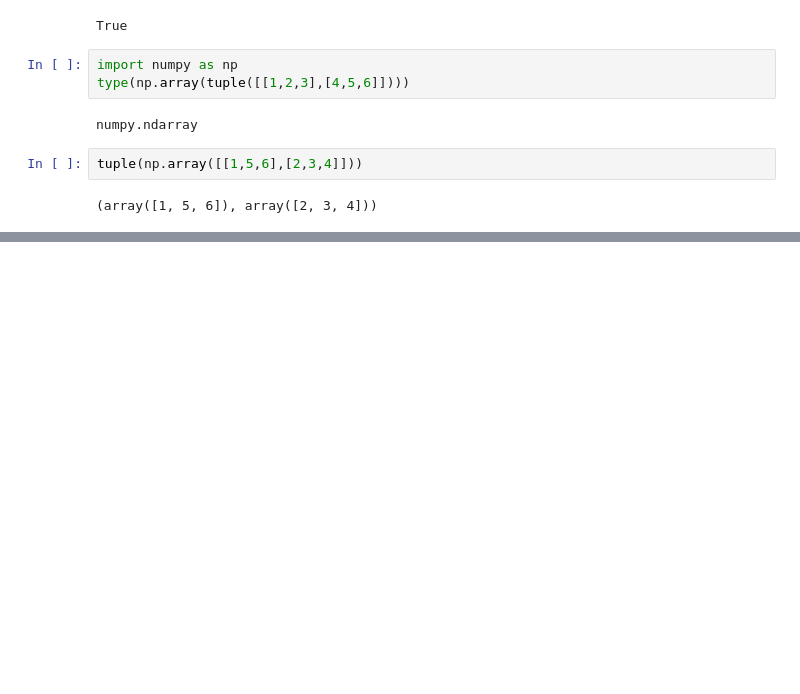
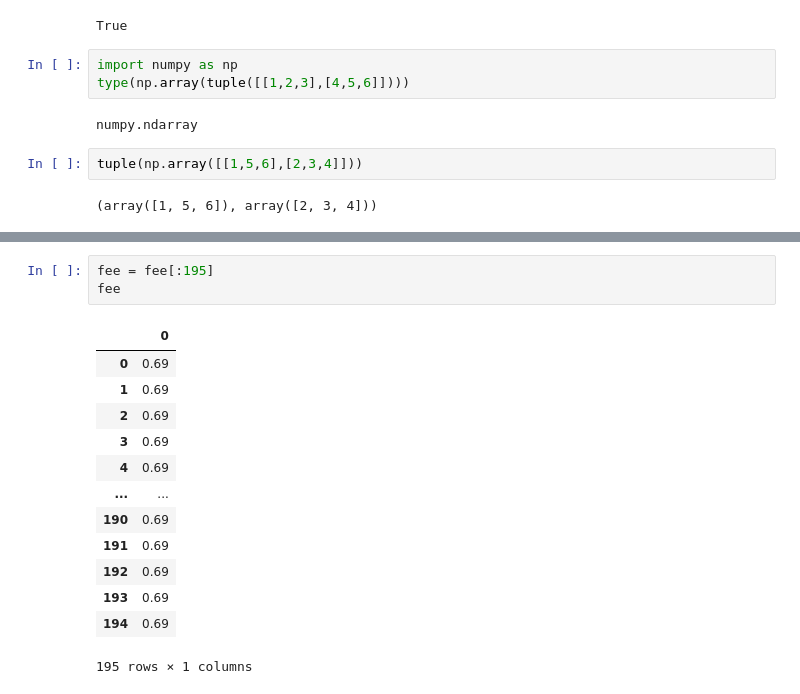
Before and after one commit to ZHYXNJD/DRLForOPA, a Jupyter notebook: 处理数据.ipynb, the cells around one changed output, grey strips where cells are left out. Saved outputs shown, nothing was run; the diff lists cells and outputs as text; blank space fills up the shorter version.

```diff
--- a/处理数据.ipynb
+++ b/处理数据.ipynb
@@ -132,0 +181,17 @@ tuple(np.array([[1,5,6],[2,3,4]]))
+# %%
+fee = fee[:195]
+fee
+# %% [output]
+|  | 0 |
+| 0 | 0.69 |
+| 1 | 0.69 |
+| 2 | 0.69 |
+| 3 | 0.69 |
+| 4 | 0.69 |
+| ... | ... |
+| 190 | 0.69 |
+| 191 | 0.69 |
+| 192 | 0.69 |
+| 193 | 0.69 |
+| 194 | 0.69 |
+195 rows × 1 columns
```
Also changed, not shown: parts of 10 cells of this notebook, 10 other files.
